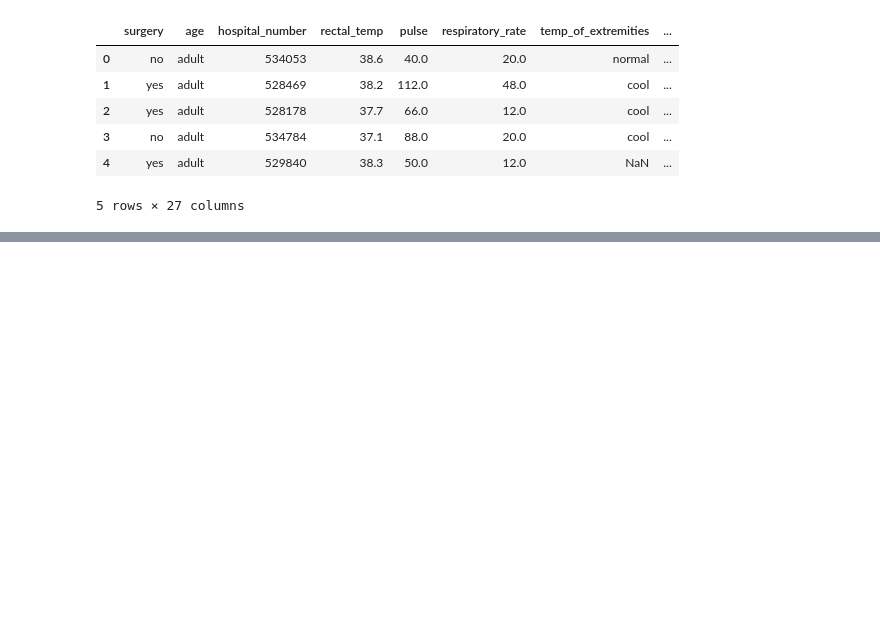
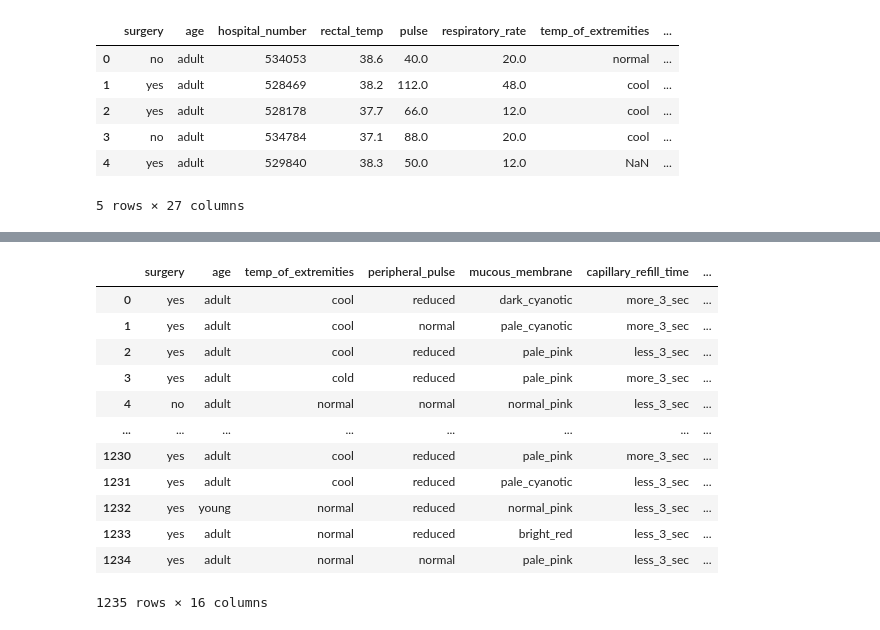
Before and after one commit to MehranZdi/horse_survival, a Jupyter notebook: horse_survival.ipynb, the cells around one changed output, grey strips where cells are left out. Cells and saved outputs as stored; diff of their text form; code cells hidden in the pictures; blank space fills up the shorter version.

```diff
--- a/horse_survival.ipynb
+++ b/horse_survival.ipynb
@@ -110,0 +129,16 @@ test.head()
+# %%
+categ_feat
+# %% [output]
+|  | surgery | age | temp_of_extremities | peripheral_pulse | mucous_membrane | capillary_refill_time | ... |
+| 0 | yes | adult | cool | reduced | dark_cyanotic | more_3_sec | ... |
+| 1 | yes | adult | cool | normal | pale_cyanotic | more_3_sec | ... |
+| 2 | yes | adult | cool | reduced | pale_pink | less_3_sec | ... |
+| 3 | yes | adult | cold | reduced | pale_pink | more_3_sec | ... |
+| 4 | no | adult | normal | normal | normal_pink | less_3_sec | ... |
+| ... | ... | ... | ... | ... | ... | ... | ... |
+| 1230 | yes | adult | cool | reduced | pale_pink | more_3_sec | ... |
+| 1231 | yes | adult | cool | reduced | pale_cyanotic | less_3_sec | ... |
+| 1232 | yes | young | normal | reduced | normal_pink | less_3_sec | ... |
+| 1233 | yes | adult | normal | reduced | bright_red | less_3_sec | ... |
+| 1234 | yes | adult | normal | normal | pale_pink | less_3_sec | ... |
+1235 rows × 16 columns
```
Also changed, not shown: parts of 2 cells of this notebook.
